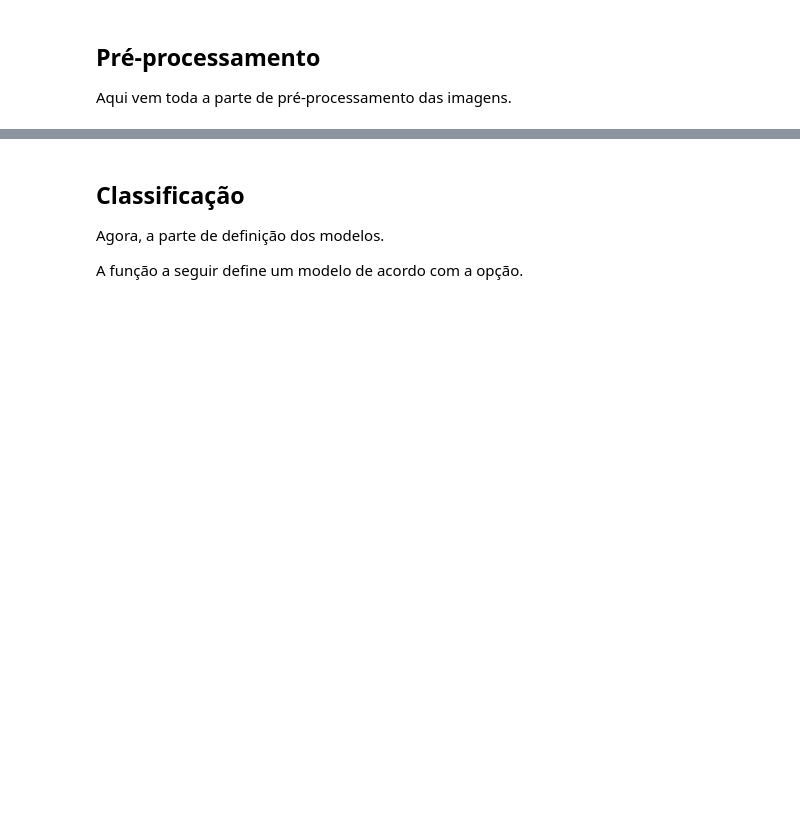
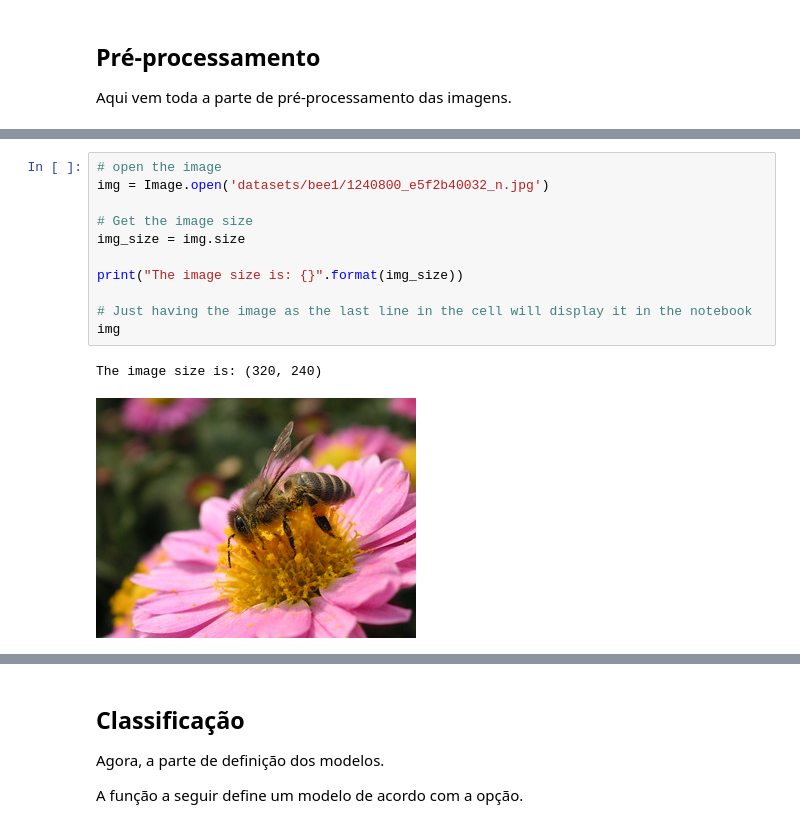
Before and after one commit to evaristocosta/beesVSwasps, a Jupyter notebook: Bees VS Wasps.ipynb, the cells around one changed output, grey strips where cells are left out. Saved outputs shown, nothing was run; the diff lists cells and outputs as text; blank space fills up the shorter version.

```diff
--- a/Bees VS Wasps.ipynb
+++ b/Bees VS Wasps.ipynb
@@ -28,0 +53,14 @@ Aqui vem toda a parte de pré-processamento das imagens.
+# %%
+# open the image
+img = Image.open('datasets/bee1/1240800_e5f2b40032_n.jpg')
+
+# Get the image size
+img_size = img.size
+
+print("The image size is: {}".format(img_size))
+
+# Just having the image as the last line in the cell will display it in the notebook
+img
+# %% [output]
+The image size is: (320, 240)
+[figure, added]
```
Also changed, not shown: parts of 4 cells of this notebook, 2 other files.
